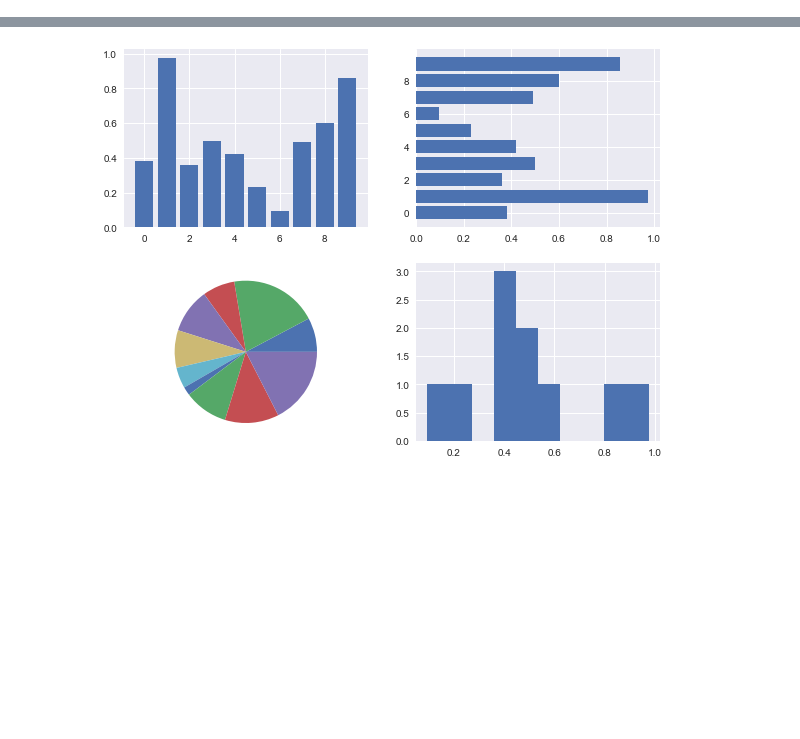
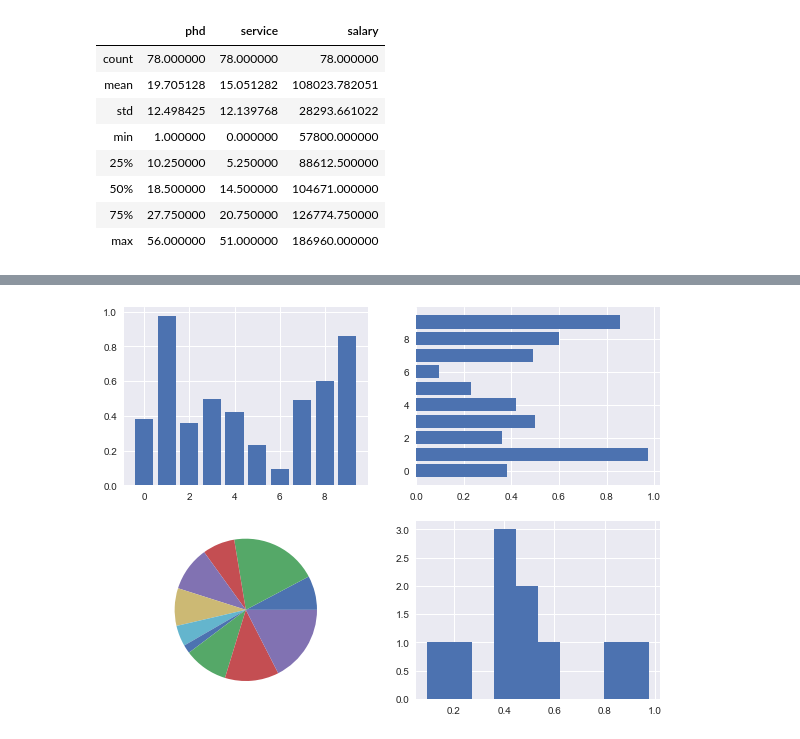
Before and after one commit to data-octo/python_beginner_advanced, a Jupyter notebook: 7 python for data science.ipynb, the cells around one changed output, grey strips where cells are left out. Saved outputs shown, nothing was run; the diff lists cells and outputs as text; code cells hidden in the pictures; blank space fills up the shorter version.

```diff
--- a/7 python for data science.ipynb
+++ b/7 python for data science.ipynb
@@ -273,0 +47,13 @@ plt.show()
+# %%
+# Output basic statistics for the numeric columns
+df.describe()
+# %% [output]
+|  | phd | service | salary |
+| count | 78.000000 | 78.000000 | 78.000000 |
+| mean | 19.705128 | 15.051282 | 108023.782051 |
+| std | 12.498425 | 12.139768 | 28293.661022 |
+| min | 1.000000 | 0.000000 | 57800.000000 |
+| 25% | 10.250000 | 5.250000 | 88612.500000 |
+| 50% | 18.500000 | 14.500000 | 104671.000000 |
+| 75% | 27.750000 | 20.750000 | 126774.750000 |
+| max | 56.000000 | 51.000000 | 186960.000000 |
```
Also changed, not shown: parts of 25 cells of this notebook, 3 other files.
